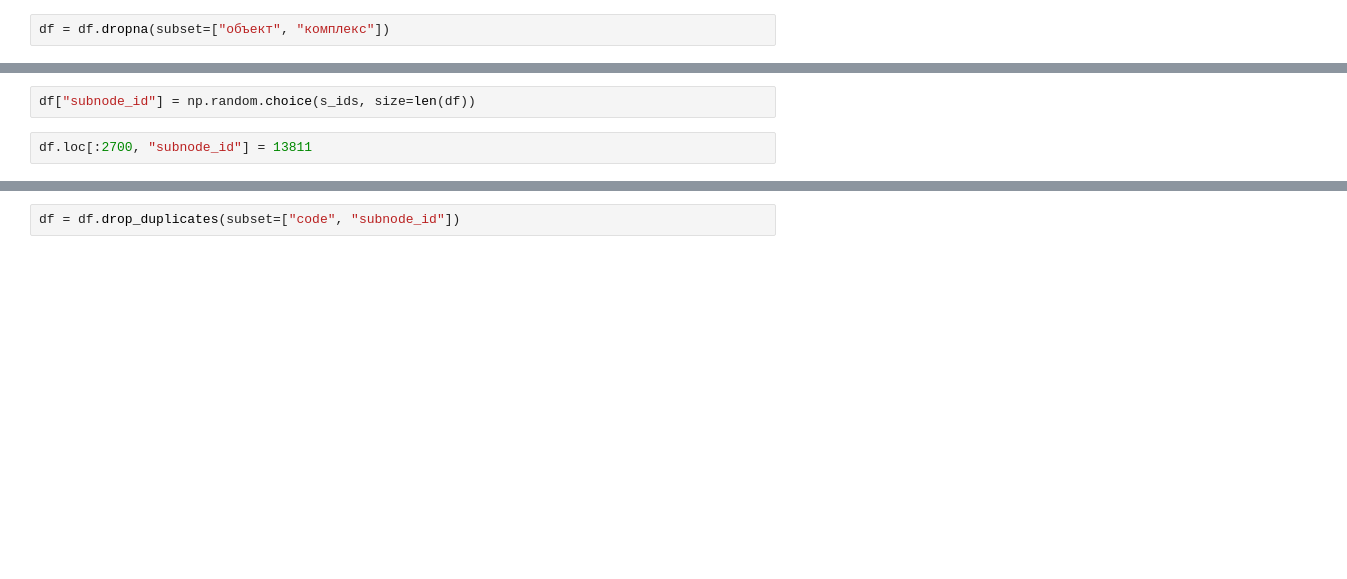
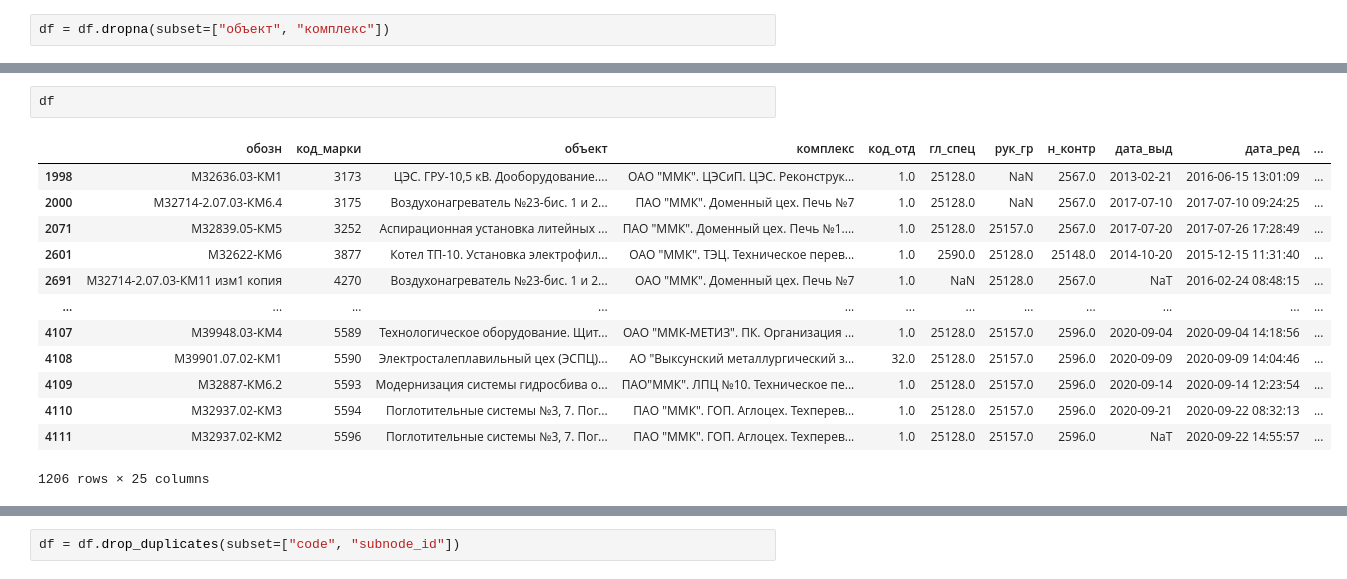
Before and after one commit to Firkhraag/DocumentsKM, a Jupyter notebook: data/migration_sql_server.ipynb, the cells around one changed output, grey strips where cells are left out. Cells and saved outputs as stored; diff of their text form; blank space fills up the shorter version.

```diff
--- a/data/migration_sql_server.ipynb
+++ b/data/migration_sql_server.ipynb
@@ -697,4 +721,0 @@ s_ids = s_ids.values.flatten().tolist()
-# %%
-df["subnode_id"] = np.random.choice(s_ids, size=len(df))
-# %%
-df.loc[:2700, "subnode_id"] = 13811
@@ -700,0 +738,16 @@ df.loc[:2700, "subnode_id"] = 13811
+# %%
+df
+# %% [output]
+|  | обозн | код_марки | объект | комплекс | код_отд | гл_спец | рук_гр | н_контр | дата_выд | дата_ред | ... |
+| 1998 | М32636.03-КМ1 | 3173 | ЦЭС. ГРУ-10,5 кВ. Дооборудование.... | ОАО "ММК". ЦЭСиП. ЦЭС. Реконструк... | 1.0 | 25128.0 | NaN | 2567.0 | 2013-02-21 | 2016-06-15 13:01:09 | ... |
+| 2000 | М32714-2.07.03-КМ6.4 | 3175 | Воздухонагреватель №23-бис. 1 и 2... | ПАО "ММК". Доменный цех. Печь №7 | 1.0 | 25128.0 | NaN | 2567.0 | 2017-07-10 | 2017-07-10 09:24:25 | ... |
+| 2071 | М32839.05-КМ5 | 3252 | Аспирационная установка литейных ... | ПАО "ММК". Доменный цех. Печь №1.... | 1.0 | 25128.0 | 25157.0 | 2567.0 | 2017-07-20 | 2017-07-26 17:28:49 | ... |
+| 2601 | М32622-КМ6 | 3877 | Котел ТП-10. Установка электрофил... | ОАО "ММК". ТЭЦ. Техническое перев... | 1.0 | 2590.0 | 25128.0 | 25148.0 | 2014-10-20 | 2015-12-15 11:31:40 | ... |
+| 2691 | М32714-2.07.03-КМ11 изм1 копия | 4270 | Воздухонагреватель №23-бис. 1 и 2... | ОАО "ММК". Доменный цех. Печь №7 | 1.0 | NaN | 25128.0 | 2567.0 | NaT | 2016-02-24 08:48:15 | ... |
+| ... | ... | ... | ... | ... | ... | ... | ... | ... | ... | ... | ... |
+| 4107 | М39948.03-КМ4 | 5589 | Технологическое оборудование. Щит... | ОАО "ММК-МЕТИЗ". ПК. Организация ... | 1.0 | 25128.0 | 25157.0 | 2596.0 | 2020-09-04 | 2020-09-04 14:18:56 | ... |
+| 4108 | М39901.07.02-КМ1 | 5590 | Электросталеплавильный цех (ЭСПЦ)... | АО "Выксунский металлургический з... | 32.0 | 25128.0 | 25157.0 | 2596.0 | 2020-09-09 | 2020-09-09 14:04:46 | ... |
+| 4109 | М32887-КМ6.2 | 5593 | Модернизация системы гидросбива о... | ПАО"ММК". ЛПЦ №10. Техническое пе... | 1.0 | 25128.0 | 25157.0 | 2596.0 | 2020-09-14 | 2020-09-14 12:23:54 | ... |
+| 4110 | М32937.02-КМ3 | 5594 | Поглотительные системы №3, 7. Пог... | ПАО "ММК". ГОП. Аглоцех. Техперев... | 1.0 | 25128.0 | 25157.0 | 2596.0 | 2020-09-21 | 2020-09-22 08:32:13 | ... |
+| 4111 | М32937.02-КМ2 | 5596 | Поглотительные системы №3, 7. Пог... | ПАО "ММК". ГОП. Аглоцех. Техперев... | 1.0 | 25128.0 | 25157.0 | 2596.0 | NaT | 2020-09-22 14:55:57 | ... |
+1206 rows × 25 columns
```
Also changed, not shown: parts of 24 cells of this notebook, 10 other files.
